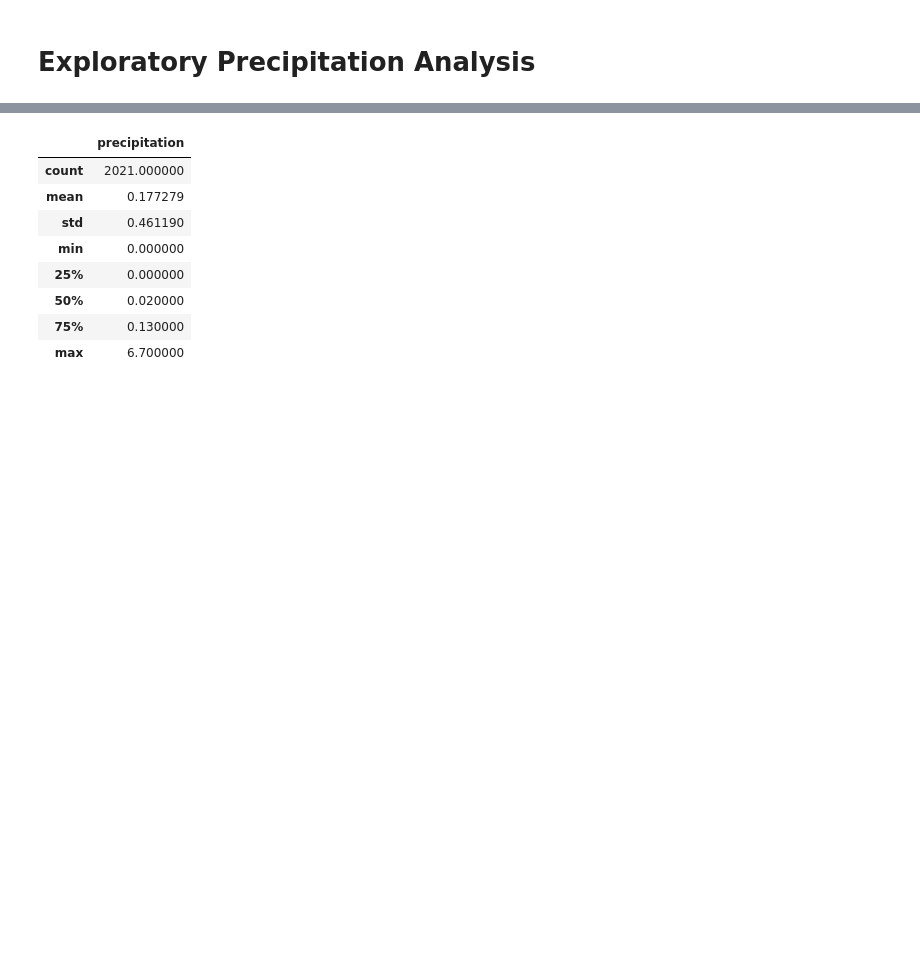
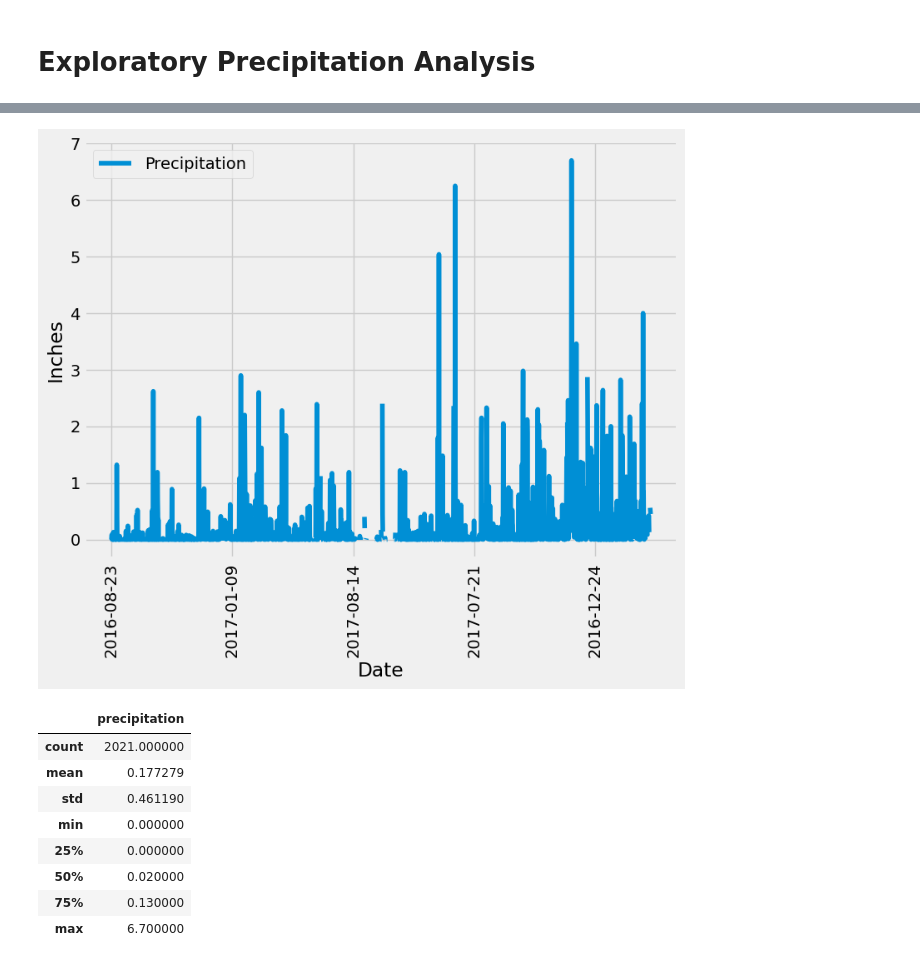
Before and after one commit to TRegan5/sqlalchemy-challenge, a Jupyter notebook: SurfsUp/climate.ipynb, the cells around one changed output, grey strips where cells are left out. Drawn from its saved outputs; the diff is of its cells as text; code cells hidden in the pictures; blank space fills up the shorter version.

Commit message:
Progressing through plotting precipitation

```diff
--- a/SurfsUp/climate.ipynb
+++ b/SurfsUp/climate.ipynb
@@ -64,16 +66,6 @@ AttributeError: 'Query' object has no attribute 'last'
 # Starting from the most recent data point in the database.
 
 # Calculate the date one year from the last date in data set.
-
-
-# Perform a query to retrieve the data and precipitation scores
-
-
-# Save the query results as a Pandas DataFrame. Explicitly set the column names
-
-
-# Sort the dataframe by date
-
-
-# Use Pandas Plotting with Matplotlib to plot the data
+last_year = dt.date(2017, 8, 23) - dt.timedelta(days=365)
+print(last_year)
 # %% [output]
@@ -81,0 +73,5 @@ Text(0, 0.5, 'Inches')
+# %%
+# Perform a query to retrieve the date and precipitation scores
+last_yr_prcp = session.query(measurements.date, measurements.prcp).\
+    filter(measurements.date >= last_year).all()
+print(last_yr_prcp)
@@ -81,0 +80,4 @@ Text(0, 0.5, 'Inches')
+# %%
+# Save the query results as a Pandas DataFrame. Explicitly set the column names
+prcp_df = pd.DataFrame(last_yr_prcp, columns=['Date', 'Precipitation'])
+prcp_df.tail(10)
@@ -81,0 +96,4 @@ Text(0, 0.5, 'Inches')
+# %%
+# Sort the dataframe by date
+prcp_df = prcp_df.sort_values('Date')
+prcp_df.head(10)
@@ -82,3 +112,14 @@ Text(0, 0.5, 'Inches')
+# %%
+# Use Pandas Plotting with Matplotlib to plot the data
+prcp_df.plot(
+    figsize=(8, 6), x='Date', y='Precipitation',
+    xlabel='Date', ylabel='Inches'
+)
+plt.tight_layout()
+plt.xticks(rotation=90)
+plt.show()
+# %% [output]
+[figure, added]
 # %%
 # Use Pandas to calculate the summary statistics for the precipitation data
 # %% [output]
```
Also changed, not shown: parts of 9 cells of this notebook.
